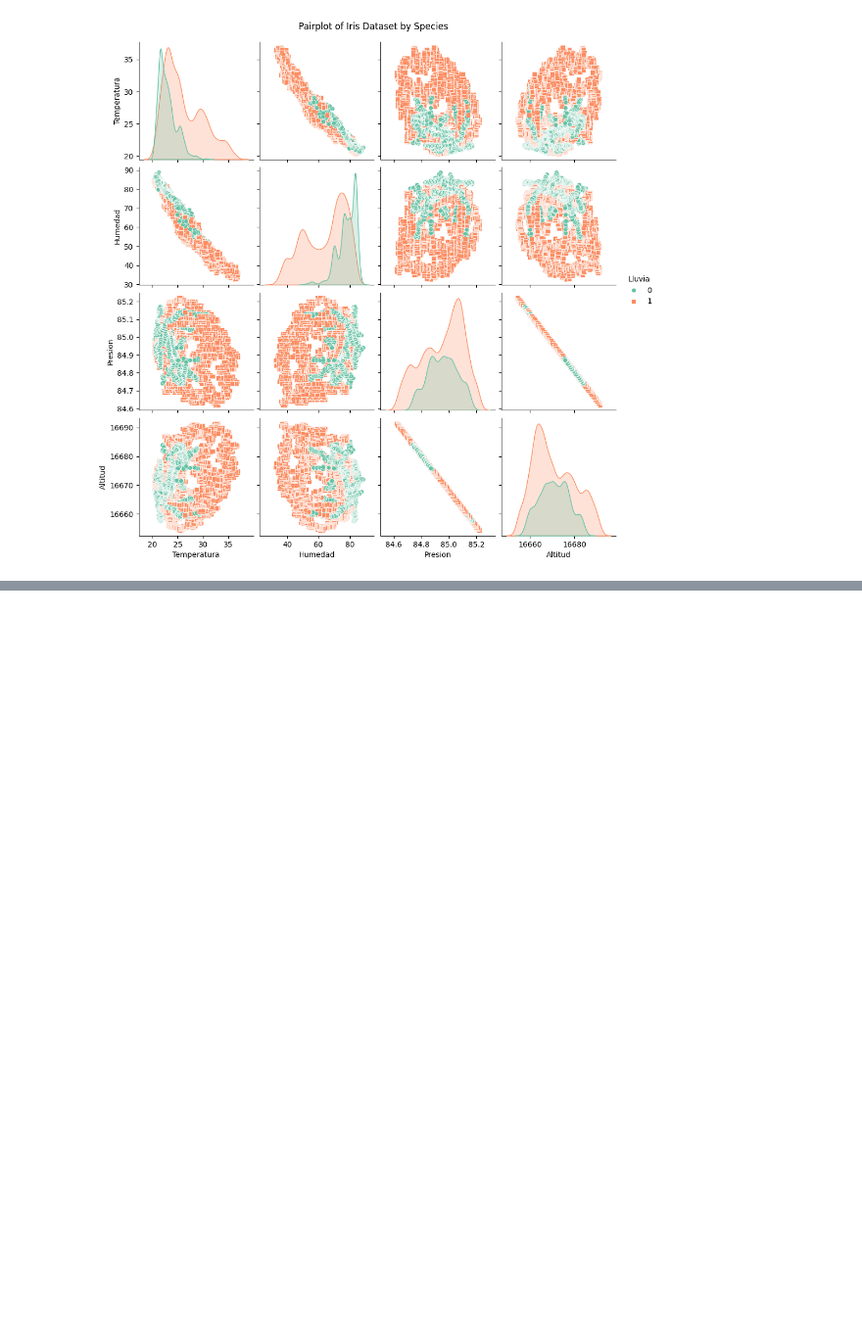
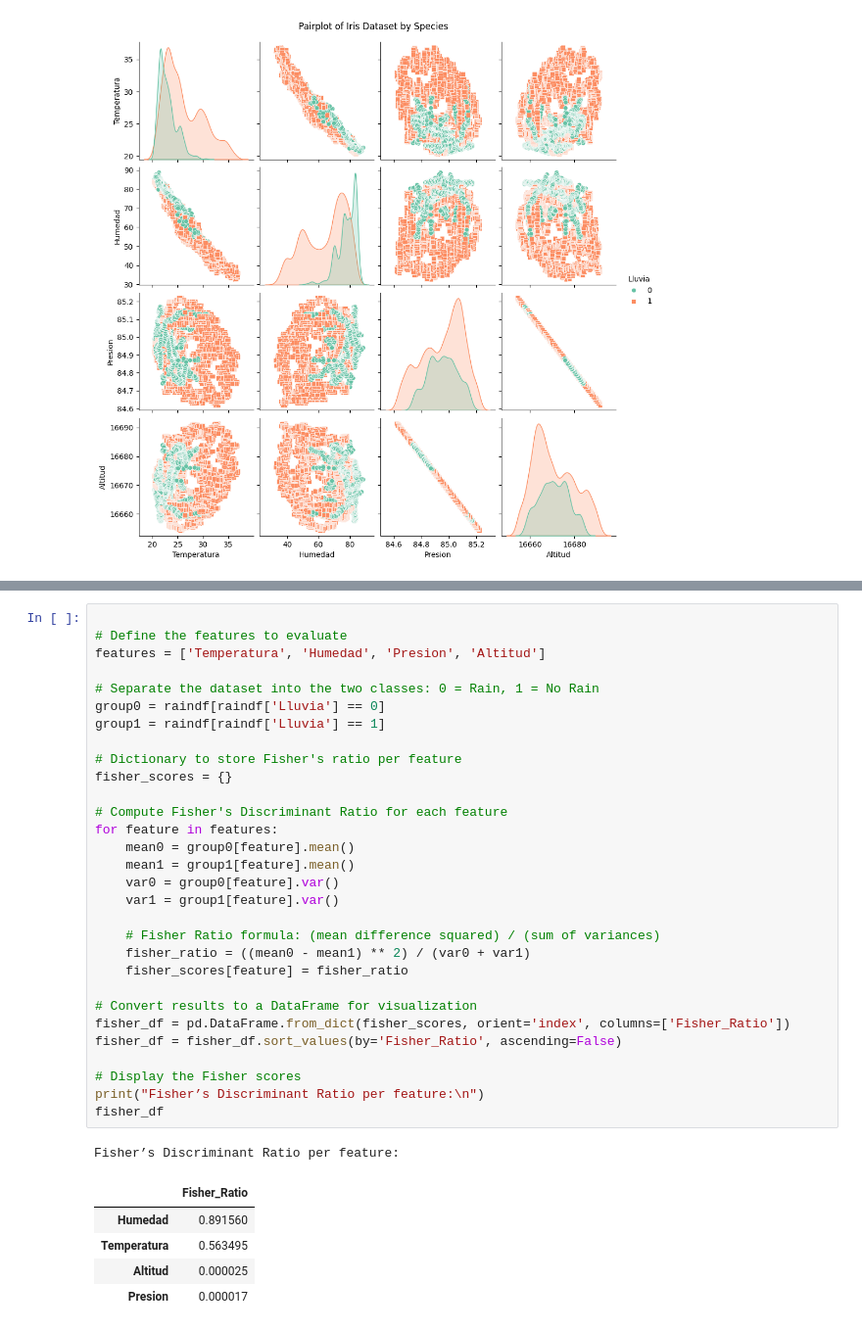
Before and after one commit to juanes0225/Scientific_programming, a Jupyter notebook: Lab 2.ipynb, the cells around one changed output, grey strips where cells are left out. Shown at 98% size. Drawn from its saved outputs; the diff is of its cells as text; blank space fills up the shorter version.

```diff
--- a/Lab 2.ipynb
+++ b/Lab 2.ipynb
@@ -396,0 +410,37 @@ plt.show()
+# %%
+
+# Define the features to evaluate
+features = ['Temperatura', 'Humedad', 'Presion', 'Altitud']
+
+# Separate the dataset into the two classes: 0 = Rain, 1 = No Rain
+group0 = raindf[raindf['Lluvia'] == 0]
+group1 = raindf[raindf['Lluvia'] == 1]
+
+# Dictionary to store Fisher's ratio per feature
+fisher_scores = {}
+
+# Compute Fisher's Discriminant Ratio for each feature
+for feature in features:
+    mean0 = group0[feature].mean()
+    mean1 = group1[feature].mean()
+    var0 = group0[feature].var()
+    var1 = group1[feature].var()
+
+    # Fisher Ratio formula: (mean difference squared) / (sum of variances)
+    fisher_ratio = ((mean0 - mean1) ** 2) / (var0 + var1)
+    fisher_scores[feature] = fisher_ratio
+
+# Convert results to a DataFrame for visualization
+fisher_df = pd.DataFrame.from_dict(fisher_scores, orient='index', columns=['Fisher_Ratio'])
+fisher_df = fisher_df.sort_values(by='Fisher_Ratio', ascending=False)
+
+# Display the Fisher scores
+print("Fisher’s Discriminant Ratio per feature:\n")
+fisher_df
+# %% [output]
+Fisher’s Discriminant Ratio per feature:
+|  | Fisher_Ratio |
+| Humedad | 0.891560 |
+| Temperatura | 0.563495 |
+| Altitud | 0.000025 |
+| Presion | 0.000017 |
```
Also changed, not shown: parts of 10 cells of this notebook.
